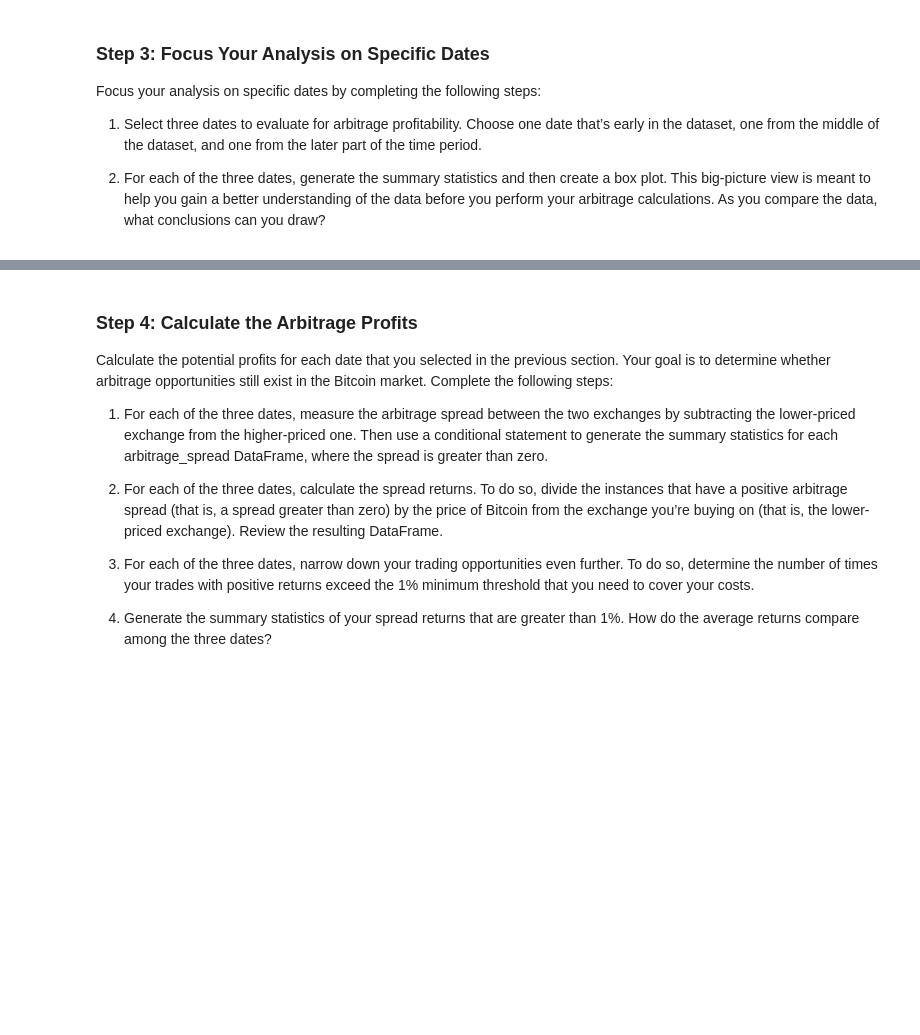
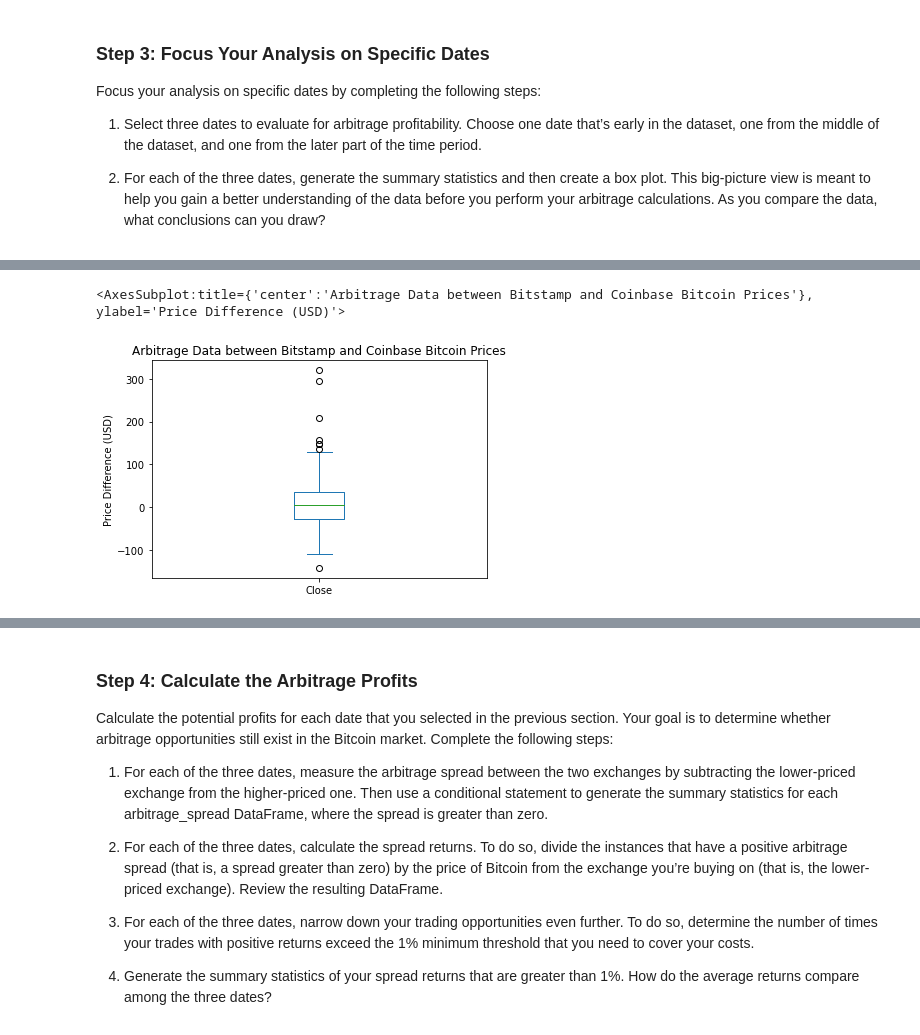
Before and after one commit to kheller18/crypto-arbitrage-opportunities, a Jupyter notebook: crypto_arbitrage.ipynb, the cells around one changed output, grey strips where cells are left out. Drawn from its saved outputs; the diff is of its cells as text; code cells hidden in the pictures; blank space fills up the shorter version.

```diff
--- a/crypto_arbitrage.ipynb
+++ b/crypto_arbitrage.ipynb
@@ -330,8 +335,8 @@ Focus your analysis on specific dates by completing the following steps:
 # %%
 # Using the early date that you have selected, calculate the arbitrage spread
 # by subtracting the bitstamp lower closing prices from the coinbase higher closing prices
-arbitrage_spread_early = # YOUR CODE HERE
+arbitrage_spread_early = coinbase_sliced.loc['2018-01-01':'2018-01-01'] - bitstamp_sliced.loc['2018-01-01':'2018-01-01']
 
 # Generate summary statistics for the early DataFrame
-# YOUR CODE HERE
+arbitrage_spread_early.describe()
 # %% [output]
@@ -339,6 +352,9 @@ SyntaxError: invalid syntax (3616388465.py, line 3)
 # %%
 # Visualize the arbitrage spread from early in the dataset in a box plot
-# YOUR CODE HERE
+arbitrage_spread_early.plot.box(title="Arbitrage Data between Bitstamp and Coinbase Bitcoin Prices", ylabel="Price Difference (USD)")
+# %% [output]
+<AxesSubplot:title={'center':'Arbitrage Data between Bitstamp and Coinbase Bitcoin Prices'}, ylabel='Price Difference (USD)'>
+[figure, added]
 # %%
 # Create an overlay plot that visualizes the two dataframes over a period of one day from the middle of the dataset.
 # Be sure that the plots include the parameters `legend`, `figsize`, `title`, `color` and `label`
```
Also changed, not shown: parts of 8 cells of this notebook.
